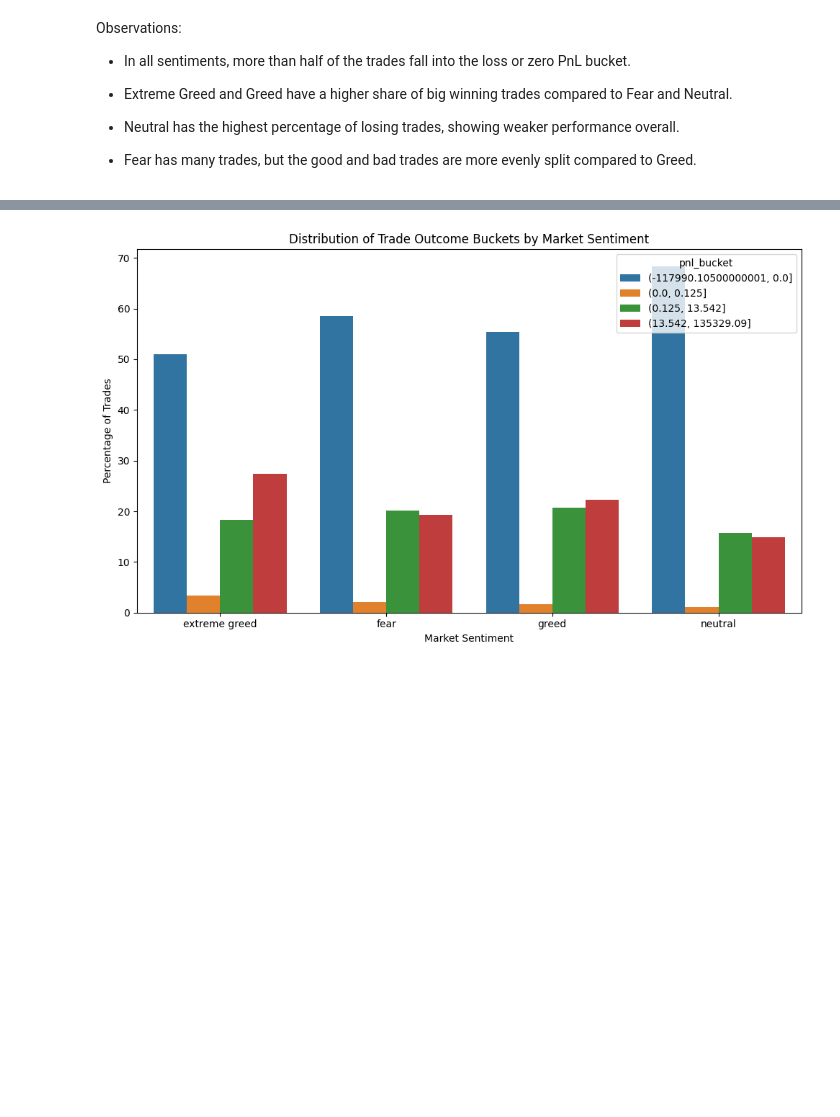
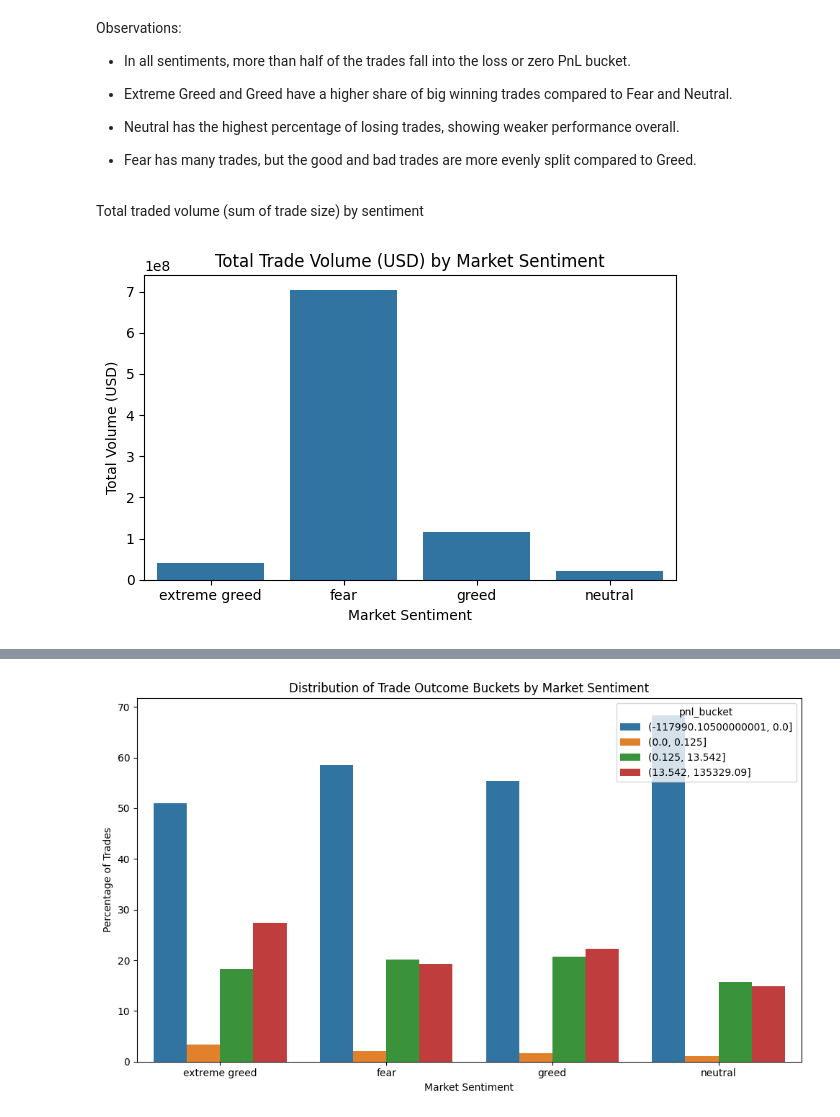
Before and after one commit to MEDINI7/ds_kopparapu_medini, a Jupyter notebook: notebook_1.ipynb, the cells around one changed output, grey strips where cells are left out. Cells and saved outputs as stored; diff of their text form; code cells hidden in the pictures; blank space fills up the shorter version.

```diff
--- a/notebook_1.ipynb
+++ b/notebook_1.ipynb
@@ -371,3 +370,19 @@ Observations:
 * Neutral has the highest percentage of losing trades, showing weaker performance overall.
 
 * Fear has many trades, but the good and bad trades are more evenly split compared to Greed.
+# %% [markdown]
+Total traded volume (sum of trade size) by sentiment
+# %%
+volume_by_sentiment = df.groupby("classification")["Size USD"].sum().reset_index()
+
+plt.figure(figsize=(6,4))
+sns.barplot(data=volume_by_sentiment, x="classification", y="Size USD")
+plt.title("Total Trade Volume (USD) by Market Sentiment")
+plt.ylabel("Total Volume (USD)")
+plt.xlabel("Market Sentiment")
+
+plt.tight_layout()
+plt.savefig("outputs/total_volume_by_sentiment.png", dpi=150)
+plt.show()
+# %% [output]
+[figure, added]
```
Also changed, not shown: parts of 6 cells of this notebook.
